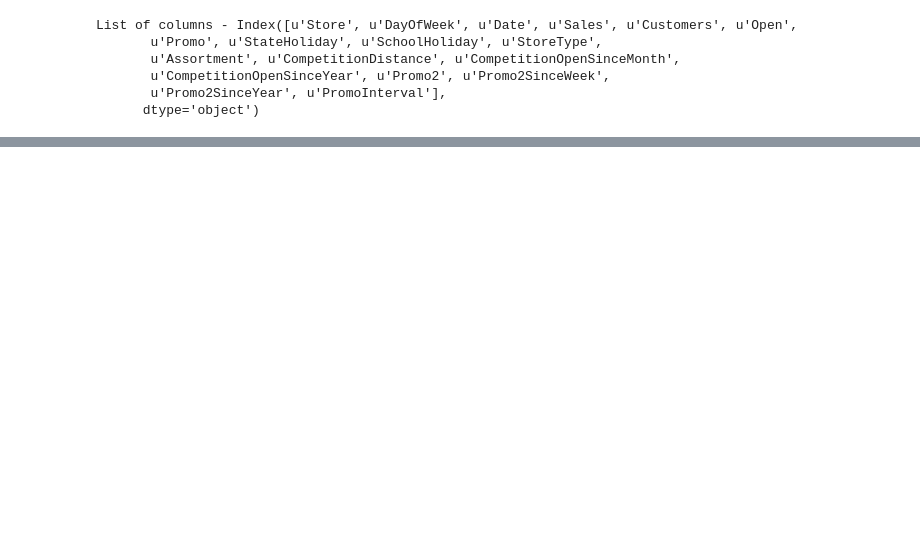
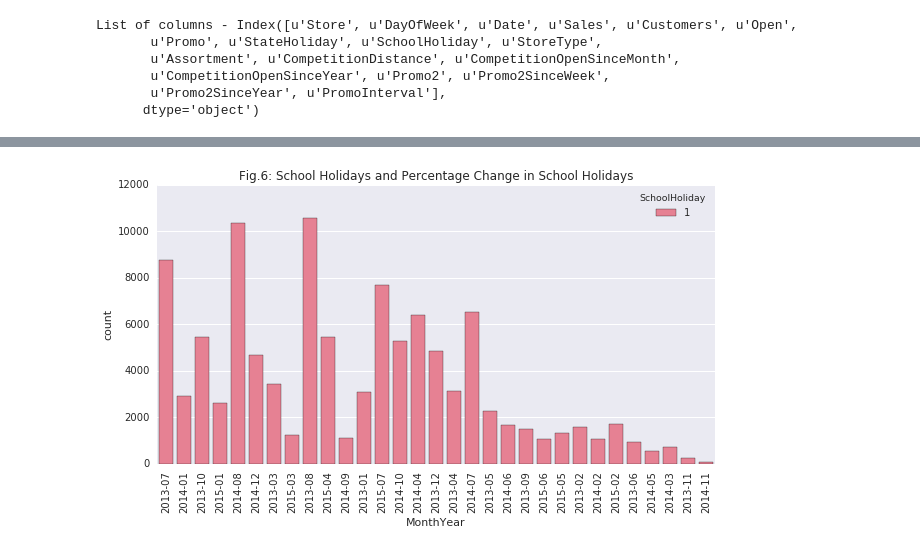
Before and after one commit to chirag-jhamb/capstone-predict-sales, a Jupyter notebook: exploration_and_visualisation.ipynb, the cells around one changed output, grey strips where cells are left out. Saved outputs shown, nothing was run; the diff lists cells and outputs as text; code cells hidden in the pictures; blank space fills up the shorter version.

```diff
--- a/exploration_and_visualisation.ipynb
+++ b/exploration_and_visualisation.ipynb
@@ -153,0 +137,10 @@ tmp = ax5.set_title('Promotions and Percentage Change in Promotions')
+# %%
+fig, (axis4) = plt.subplots(1,1, sharex=True, figsize=(10,5))
+ax4 = sns.countplot(x='MonthYear', hue='SchoolHoliday', data=sf[sf['SchoolHoliday']!=0], palette='husl', ax=axis4)
+subs = sf[sf['SchoolHoliday']!=0]
+#cntchange = subs.groupby('MonthYear')['SchoolHoliday'].count().pct_change()
+#cntchange.plot(ax=axis4, marker='x', secondary_y=True)
+tmp = ax4.set_xticklabels(ax4.get_xticklabels(), rotation=90)
+tmp = ax4.set_title('Fig.6: School Holidays and Percentage Change in School Holidays')
+# %% [output]
+[figure, added]
```
Also changed, not shown: parts of 8 cells of this notebook, 2 other files.
